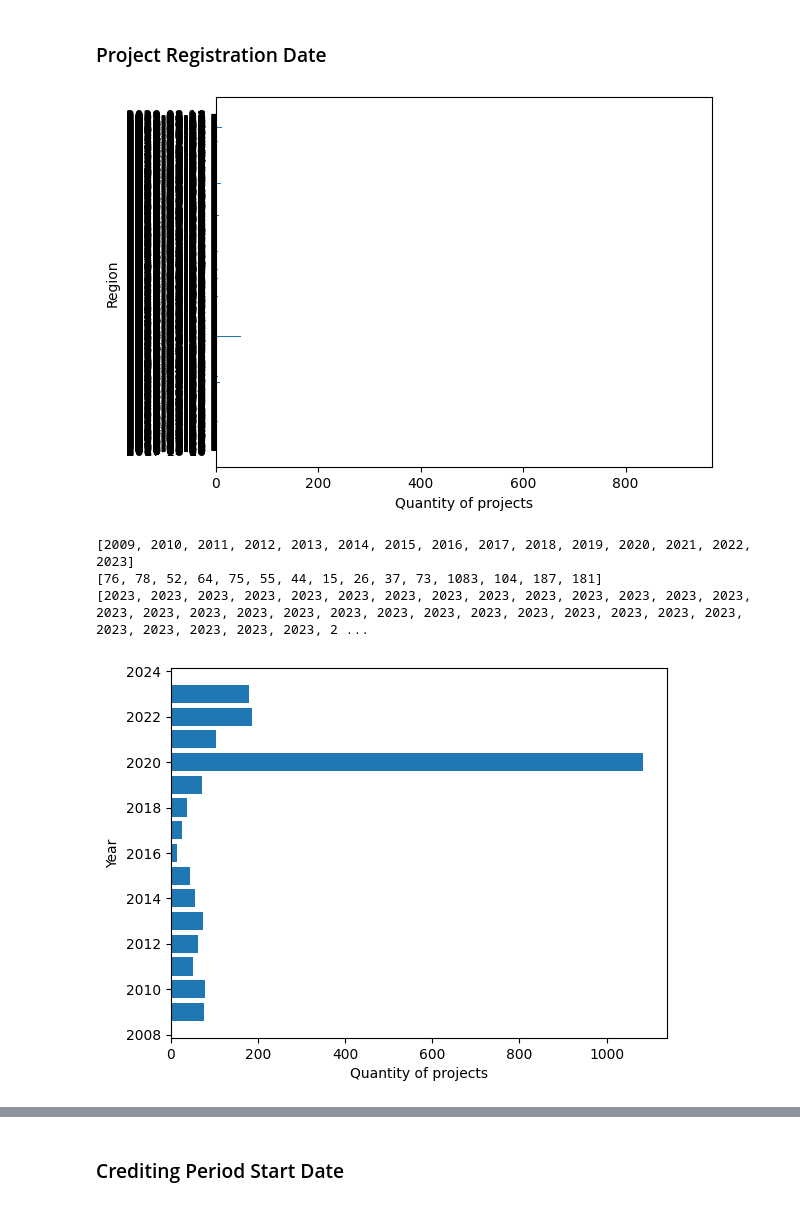
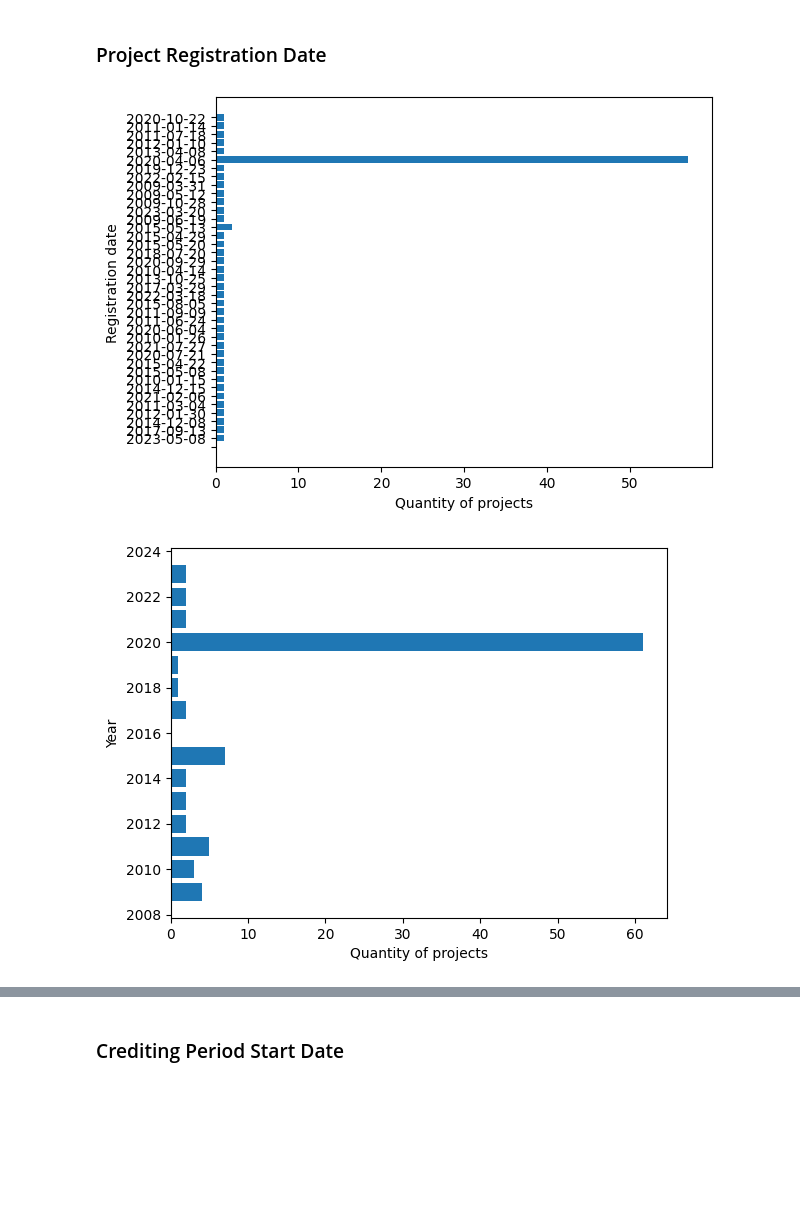
Before and after one commit to Jacob-C-Smith/verra-carbon, a Jupyter notebook: main.ipynb, the cells around one changed output, grey strips where cells are left out. Cells and saved outputs as stored; diff of their text form; code cells hidden in the pictures; blank space fills up the shorter version.

Commit message:
Updated notebook to show stats for united states

```diff
--- a/main.ipynb
+++ b/main.ipynb
@@ -89,6 +116,8 @@ for column in range(table_column_count):
 ## Filters
 
 ### TODO
+# %%
+table_column_major = united_states_table_column_major
 # %% [markdown]
 ## Statistics
 # %%
@@ -159,3 +192,23 @@ Verra data set has 3868 unique ID(s):
 ### Proponents
 # %% [markdown]
 ### Project Types
+# %%
+# Make a bar chart for the quantity of statuses of each project
+regions : list = list(unique_column_elements[3])
+region_count : list = [ ]
+
+for r in range(len(regions)):
+    z = table_column_major[3].count(regions[r])
+    region_count.append(z)
+
+# Set the X axis label
+plt.xlabel("Quantity of projects")
+
+# Set the Y axis label
+plt.ylabel("Type of project")
+
+# Create a horizontal bar graph
+plt.barh(width=region_count, y=regions)
+
+# Show it
+plt.show()
@@ -163,3 +218,23 @@ Verra data set has 3868 unique ID(s):
 ### AFOLU Activities
 # %% [markdown]
 ### Methodologies
+# %%
+# Make a bar chart for the quantity of statuses of each project
+regions : list = list(unique_column_elements[4])
+region_count : list = [ ]
+
+for r in range(len(regions)):
+    z = table_column_major[4].count(regions[r])
+    region_count.append(z)
+
+# Set the X axis label
+plt.xlabel("Quantity of projects")
+
+# Set the Y axis label
+plt.ylabel("Methodology")
+
+# Create a horizontal bar graph
+plt.barh(width=region_count, y=regions)
+
+# Show it
+plt.show()
@@ -240,25 +344,25 @@ plt.show()
 # %%
 # Make a bar chart for project registration date
 regions : list = list(unique_column_elements[10])
 region_count : list = [ ]
 
 for r in range(len(regions)):
     z = table_column_major[10].count(regions[r])
     region_count.append(z)
 
 # Set the X axis label
 plt.xlabel("Quantity of projects")
 
 # Set the Y axis label
-plt.ylabel("Region")
+plt.ylabel("Registration date")
 
 # Create a horizontal bar graph
 plt.barh(width=region_count, y=regions)
 
 # Show it
 plt.show()
 # %% [output]
-[figure, old version]
+[figure, new version]
 # %%
 # Make a bar chart for project registration year
 ryr_dates_m : list = table_column_major[10]
@@ -271,13 +375,9 @@ for r in range(len(ryr_dates_m)):
     ryr_date_month.append(dty.year)
 
 ryr_date_count_month = list(sorted(set(ryr_date_month)))
-print(ryr_date_count_month)
 
 for i, y in enumerate(ryr_date_count_month):
     ryr_date_ctr_month.append(ryr_date_month.count(y))
-
-print(ryr_date_ctr_month)
-print(ryr_date_month)
 
 # Set the X axis label
 plt.xlabel("Quantity of projects")
@@ -291,8 +391,5 @@ plt.barh(width=ryr_date_ctr_month, y=ryr_date_count_month)
 # Show it
 plt.show()
 # %% [output]
-[2009, 2010, 2011, 2012, 2013, 2014, 2015, 2016, 2017, 2018, 2019, 2020, 2021, 2022, 2023]
-[76, 78, 52, 64, 75, 55, 44, 15, 26, 37, 73, 1083, 104, 187, 181]
-[2023, 2023, 2023, 2023, 2023, 2023, 2023, 2023, 2023, 2023, 2023, 2023, 2023, 2023, 2023, 2023, 2023, 2023, 2023, 2023, 2023, 2023, 2023, 2023, 2023, 2023, 2023, 2023, 2023, 2023, 2023, 2023, 2023, 2 ...
-[figure, old version]
+[figure, new version]
 # %%
```
Also changed, not shown: parts of 10 cells of this notebook.
